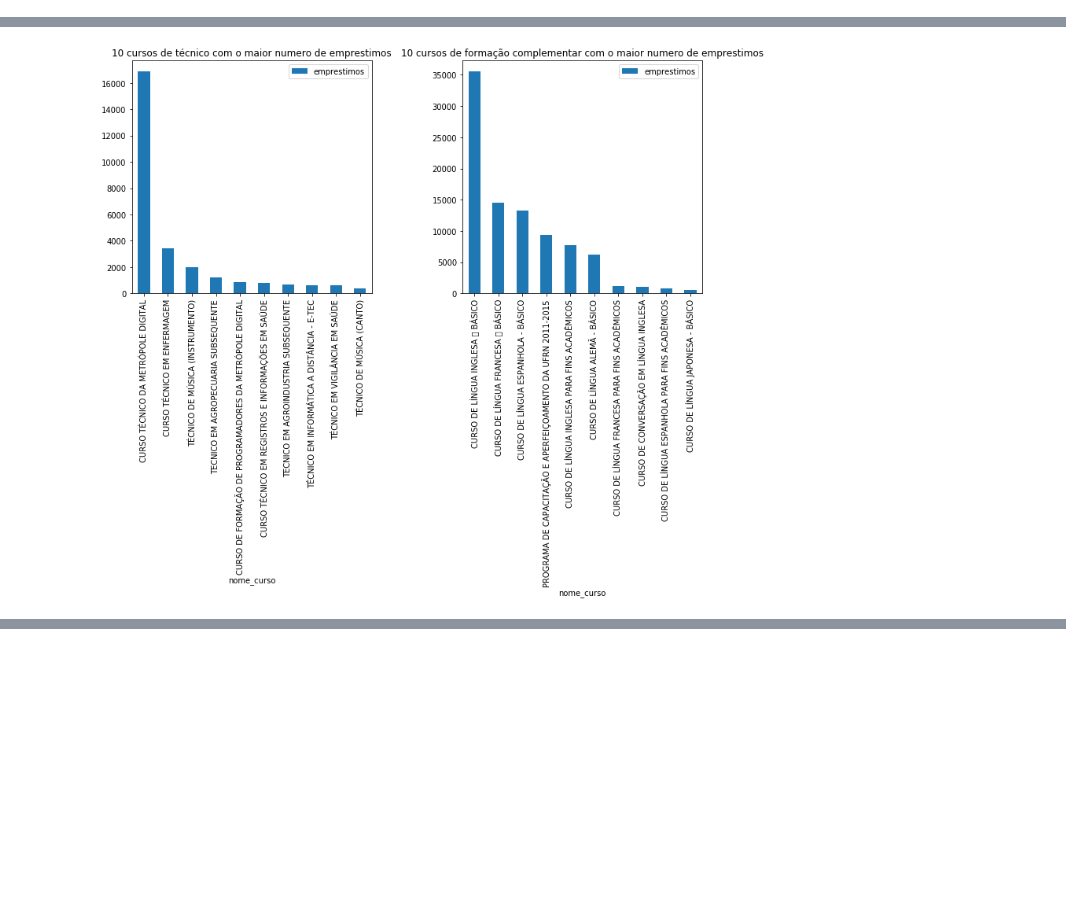
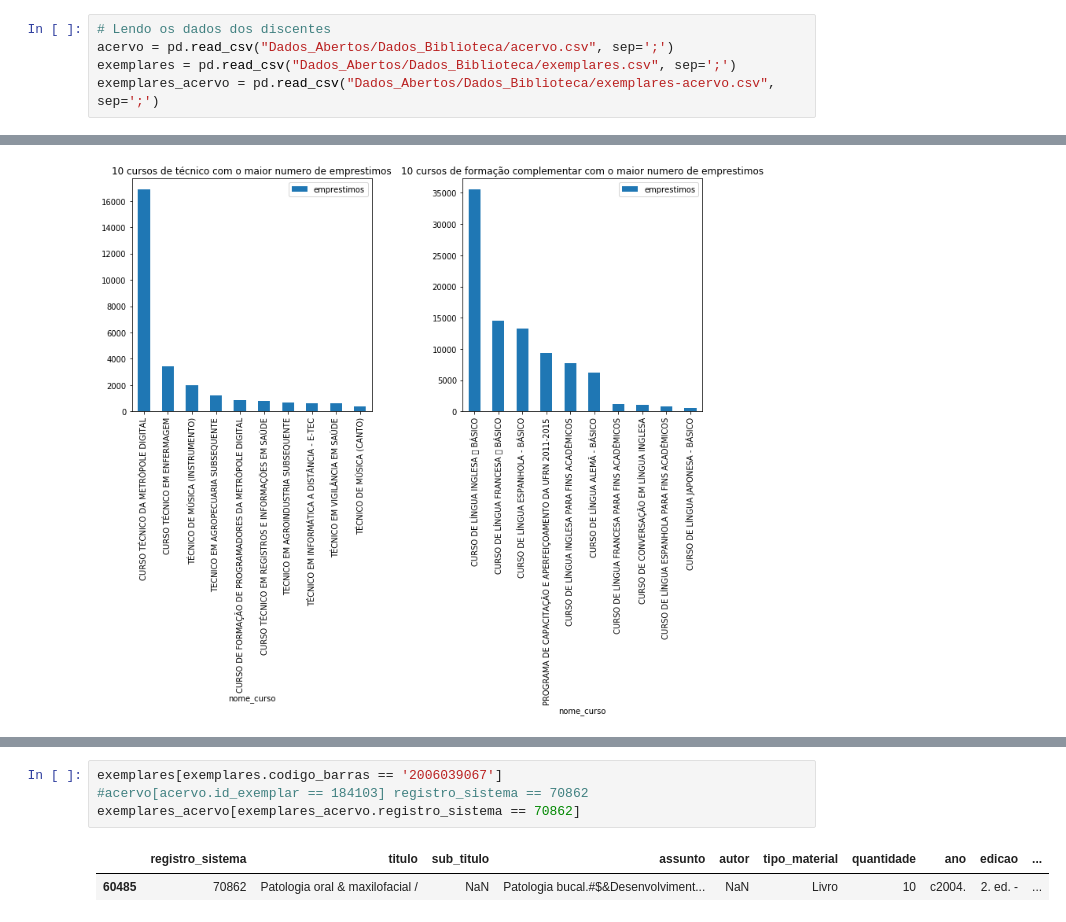
Before and after one commit to JohnVithor/Data_Science_2019_U2, a Jupyter notebook: Biblioteca.ipynb, the cells around one changed output, grey strips where cells are left out. Saved outputs shown, nothing was run; the diff lists cells and outputs as text; blank space fills up the shorter version.

```diff
--- a/Biblioteca.ipynb
+++ b/Biblioteca.ipynb
@@ -45,6 +45,11 @@ Dados_Discentes
  'Dados_Abertos/Dados_Discentes/discentes-2009.csv',
  'Dados_Abertos/Dados_Discentes/discentes-2015.csv',
  'Dados_Abertos/Dados_Discentes/discentes-2012.csv']
+# %%
+# Lendo os dados dos discentes
+acervo = pd.read_csv("Dados_Abertos/Dados_Biblioteca/acervo.csv", sep=';')
+exemplares = pd.read_csv("Dados_Abertos/Dados_Biblioteca/exemplares.csv", sep=';')
+exemplares_acervo = pd.read_csv("Dados_Abertos/Dados_Biblioteca/exemplares-acervo.csv", sep=';')
 # %%
 # Adicionando coluna 'ano' aos datasets
 so = sorted(Dados_Emprestimos)
@@ -114,0 +163,7 @@ plt.show()
+# %%
+exemplares[exemplares.codigo_barras == '2006039067']
+#acervo[acervo.id_exemplar == 184103] registro_sistema == 70862
+exemplares_acervo[exemplares_acervo.registro_sistema == 70862]
+# %% [output]
+|  | registro_sistema | titulo | sub_titulo | assunto | autor | tipo_material | quantidade | ano | edicao | ... |
+| 60485 | 70862 | Patologia oral & maxilofacial / | NaN | Patologia bucal.#$&Desenvolviment... | NaN | Livro | 10 | c2004. | 2. ed. - | ... |
```
Also changed, not shown: parts of 9 cells of this notebook.
